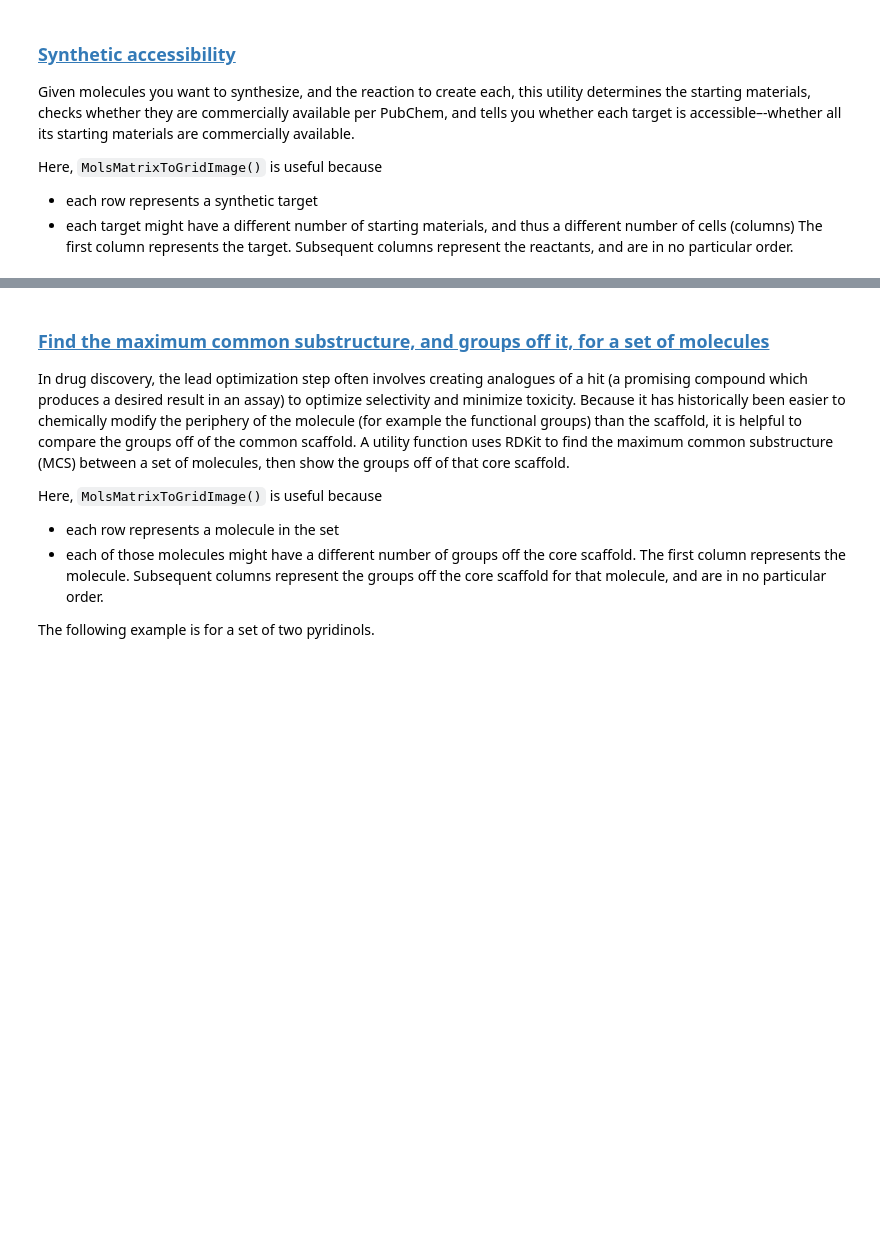
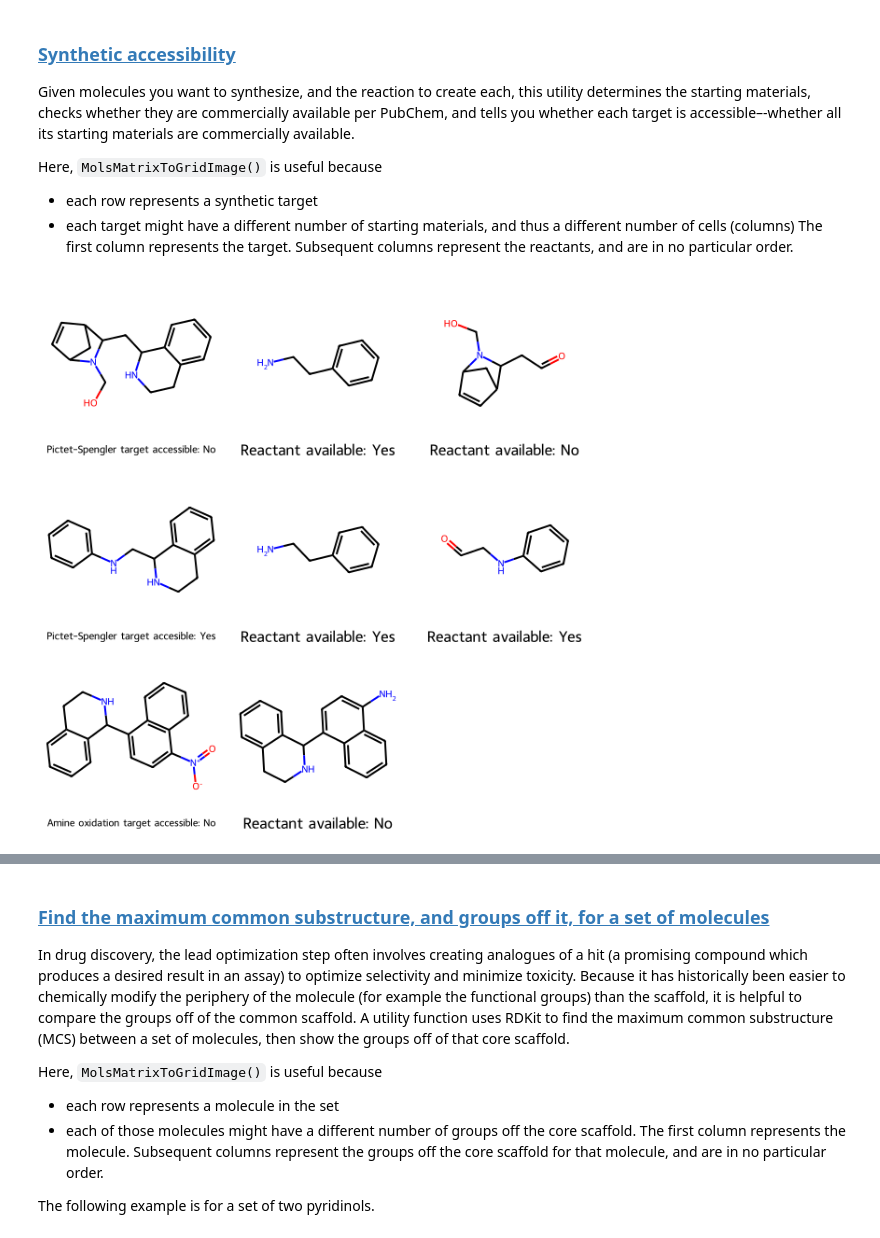
Before and after one commit to bertiewooster/rdkit_blog, a Jupyter notebook: notebooks/Plotting Rows and Columns of Molecules with MolsMatrixToGridImage.ipynb, the cells around one changed output, grey strips where cells are left out. Cells and saved outputs as stored; diff of their text form; code cells hidden in the pictures; blank space fills up the shorter version.

```diff
--- a/notebooks/Plotting Rows and Columns of Molecules with MolsMatrixToGridImage.ipynb
+++ b/notebooks/Plotting Rows and Columns of Molecules with MolsMatrixToGridImage.ipynb
@@ -133,9 +146,11 @@ The first column represents the target. Subsequent columns represent the reactan
 # %%
 # MolsMatrixToGridImage usage
 synSmilesMatrix = [['OCN1C2CC(C=C2)C1CC1NCCc2ccccc12', 'NCCc1ccccc1', 'O=CCC1C2C=CC(C2)N1CO'], ['c1ccc(NCC2NCCc3ccccc32)cc1', 'NCCc1ccccc1', 'O=CCNc1ccccc1'], ['[O-][N+](=O)C1=CC=C(C2NCCc3ccccc23)C2=C1C=CC=C2', 'Nc1ccc(C2NCCc3ccccc32)c2ccccc12']]
 synMolsMatrix = [[Chem.MolFromSmiles(smile) for smile in row] for row in synSmilesMatrix]
 synLegendsMatrix = [['Pictet-Spengler target accessible: No', 'Reactant available: Yes', 'Reactant available: No'], ['Pictet-Spengler target accesible: Yes', 'Reactant available: Yes', 'Reactant available: Yes'], ['Amine oxidation target accessible: No', 'Reactant available: No']]
-# MolsMatrixToGridImage(mols=synMolsMatrix, legends=synLegendsMatrix)
+MolsMatrixToGridImage(molsMatrix=synMolsMatrix, legendsMatrix=synLegendsMatrix)
+# %% [output]
+[figure, added]
 # %%
 # MolsToGridImage usage
 synSmiles = ['OCN1C2CC(C=C2)C1CC1NCCc2ccccc12', 'NCCc1ccccc1', 'O=CCC1C2C=CC(C2)N1CO', 'c1ccc(NCC2NCCc3ccccc32)cc1', 'NCCc1ccccc1', 'O=CCNc1ccccc1', '[O-][N+](=O)C1=CC=C(C2NCCc3ccccc23)C2=C1C=CC=C2', 'Nc1ccc(C2NCCc3ccccc32)c2ccccc12', '']
```
Also changed, not shown: parts of 12 cells of this notebook.
